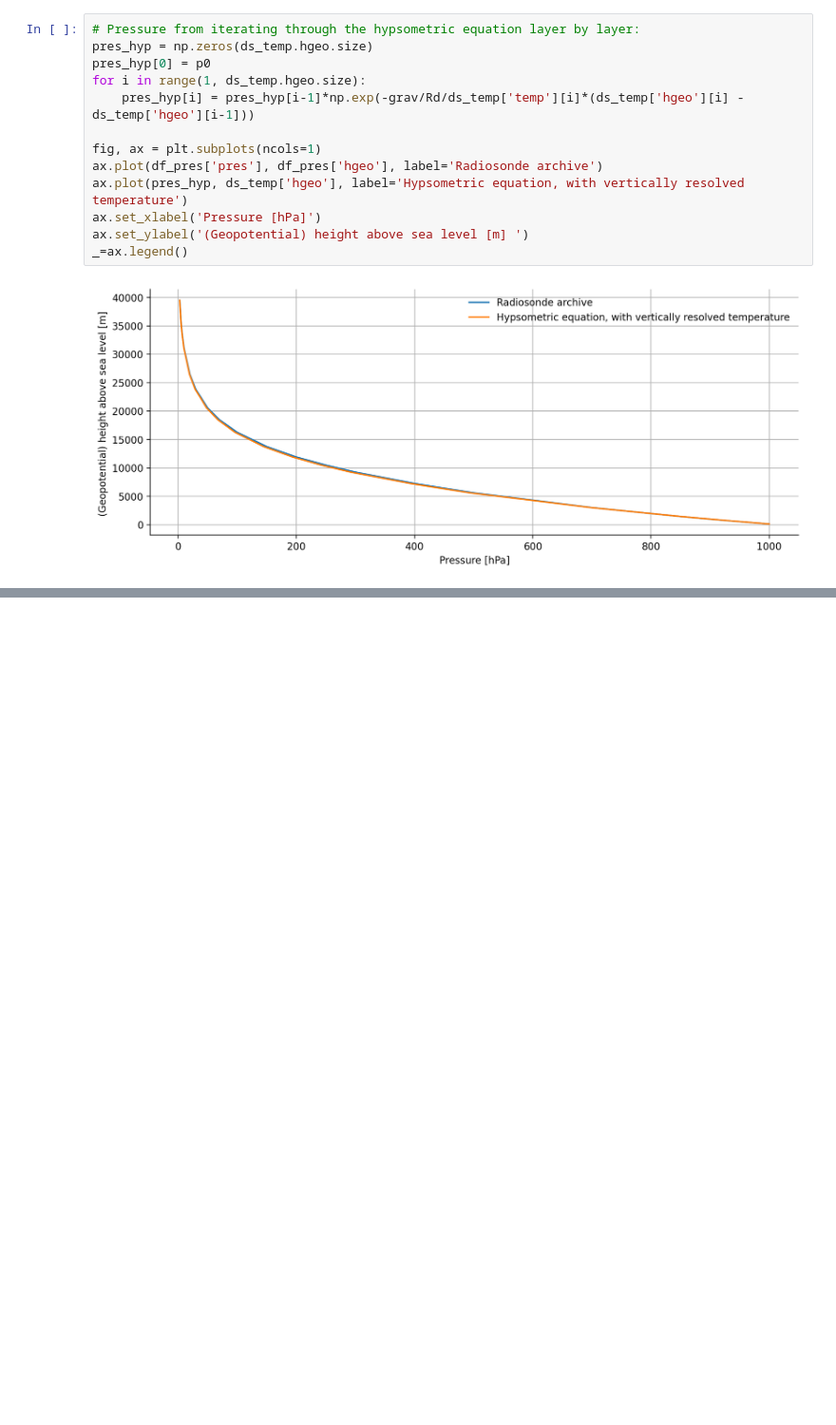
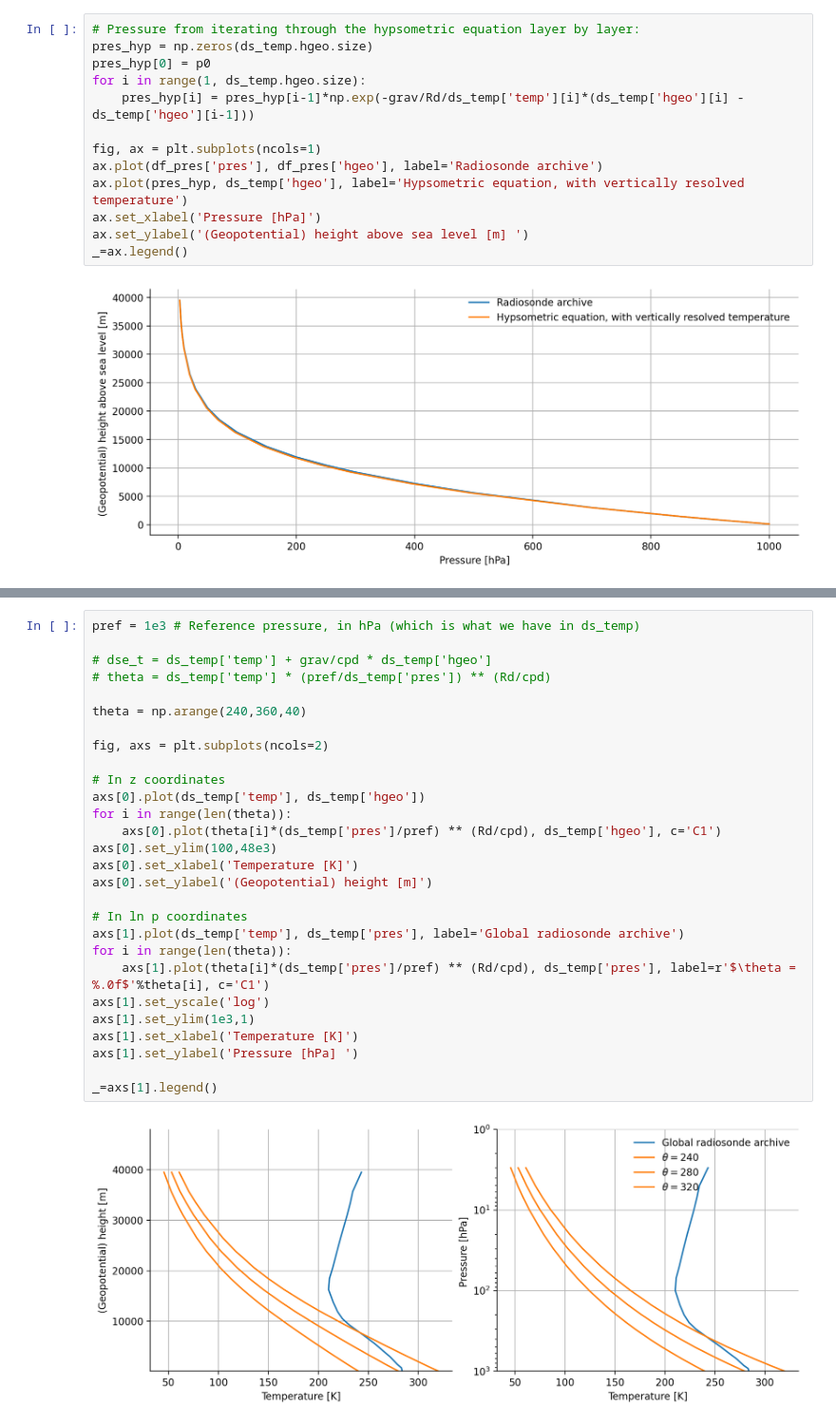
Before and after one commit to martinjanssens/metclim, a Jupyter notebook: metclim-jupyter-book/2. Thermodynamics (i).ipynb, the cells around one changed output, grey strips where cells are left out. Shown at 95% size. Drawn from its saved outputs; the diff is of its cells as text; blank space fills up the shorter version.

```diff
--- a/metclim-jupyter-book/2. Thermodynamics (i).ipynb
+++ b/metclim-jupyter-book/2. Thermodynamics (i).ipynb
@@ -218,0 +443,30 @@ Test
+# %%
+pref = 1e3 # Reference pressure, in hPa (which is what we have in ds_temp)
+
+# dse_t = ds_temp['temp'] + grav/cpd * ds_temp['hgeo']
+# theta = ds_temp['temp'] * (pref/ds_temp['pres']) ** (Rd/cpd)
+
+theta = np.arange(240,360,40)
+
+fig, axs = plt.subplots(ncols=2)
+
+# In z coordinates
+axs[0].plot(ds_temp['temp'], ds_temp['hgeo'])
+for i in range(len(theta)):
+    axs[0].plot(theta[i]*(ds_temp['pres']/pref) ** (Rd/cpd), ds_temp['hgeo'], c='C1')
+axs[0].set_ylim(100,48e3)
+axs[0].set_xlabel('Temperature [K]')
+axs[0].set_ylabel('(Geopotential) height [m]')
+
+# In ln p coordinates
+axs[1].plot(ds_temp['temp'], ds_temp['pres'], label='Global radiosonde archive')
+for i in range(len(theta)):
+    axs[1].plot(theta[i]*(ds_temp['pres']/pref) ** (Rd/cpd), ds_temp['pres'], label=r'$\theta = %.0f$'%theta[i], c='C1')
+axs[1].set_yscale('log')
+axs[1].set_ylim(1e3,1)
+axs[1].set_xlabel('Temperature [K]')
+axs[1].set_ylabel('Pressure [hPa] ')
+
+_=axs[1].legend()
+# %% [output]
+[figure, added]
```
Also changed, not shown: parts of 16 cells of this notebook, 2 other files.
